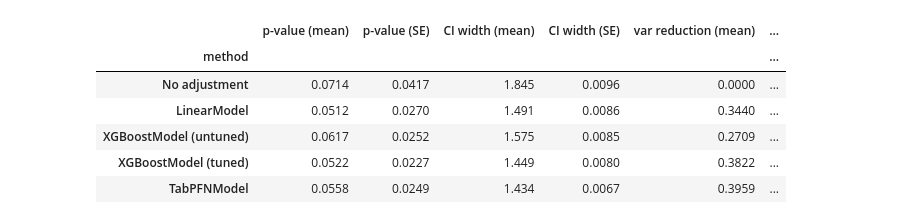
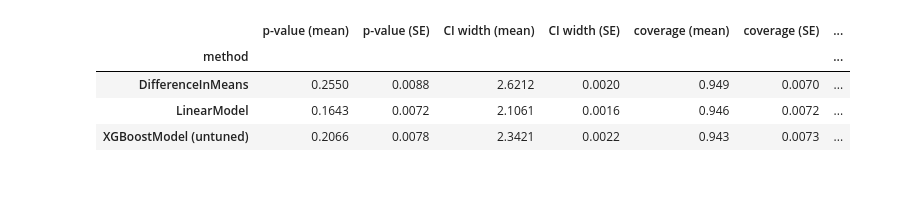
Before and after one commit to RickardKarl/pfngouin, a Jupyter notebook: notebooks/simulation.ipynb, the cells around one changed output. Saved outputs shown, nothing was run; the diff lists cells and outputs as text; code cells hidden in the pictures; blank space fills up the shorter version.

Commit message:
Major refactoring of codebase, new context management feature, effect estimation and more.

```diff
--- a/notebooks/simulation.ipynb
+++ b/notebooks/simulation.ipynb
@@ -22 +38,16 @@ from pfngouin.datasets import make_experiment_data
+# %%
+# ── Configuration ──────────────────────────────────────────────────────────
+TEST       = "aipw"  # "ttest" | "mwu" | "tost" | "aipw"
+N_RUNS     = 1000
+N_USERS    = 1000
+EFFECT     = 1.0      # true additive treatment effect
+COVAR      = ["pre1", "pre2", "pre3"]
+TOST_BOUND = 1.0      # equivalence bound (used only when TEST == "tost")
+
+MODELS = {
+    "LinearModel":            pfg.LinearModel(),
+    "XGBoostModel (untuned)": pfg.XGBoostModel(tune=False),
+    #"XGBoostModel (tuned)":   pfg.XGBoostModel(tune=True, n_iter=250, cv=5, n_jobs=-1),
+    #"PFNModel":               pfg.PFNModel(),
+}
 # %%
@@ -105,51 +159,44 @@ raw["ci_width"] = raw["CI95"].apply(lambda x: x[1] - x[0])
 # %%
-METHOD_ORDER = [
-    "No adjustment",
-    "LinearModel",
-    "XGBoostModel (untuned)",
-    "XGBoostModel (tuned)",
-    "TabPFNModel",
-]
+# ── Aggregate table ───────────────────────────────────────────────────────
+# Always include these columns
+agg_cols = ["p_val", "var_reduction", "elapsed_s"]
 
-agg = raw.groupby("method")[["p_val", "ci_width", "var_reduction", "elapsed_s"]].agg(
-    ["mean", "sem"]
-)
+# CI width and coverage are available when a CI is reported
+if raw["ci_width"].notna().any():
+    agg_cols.insert(1, "ci_width")
+if raw["coverage"].notna().any():
+    agg_cols.insert(2, "coverage")
+
+# Bias and SE are available for aipw only
+if TEST == "aipw":
+    agg_cols += ["bias", "se"]
+
+agg = raw.groupby("method")[agg_cols].agg(["mean", "sem"])
 agg.columns = ["_".join(c) for c in agg.columns]
 agg = agg.reindex(METHOD_ORDER)
 
-display(
-    agg[
-        [
-            "p_val_mean",
-            "p_val_sem",
-            "ci_width_mean",
-            "ci_width_sem",
-            "var_reduction_mean",
-            "var_reduction_sem",
-            "elapsed_s_mean",
-            "elapsed_s_sem",
-        ]
-    ]
-    .round(4)
-    .rename(
-        columns={
-            "p_val_mean": "p-value (mean)",
-            "p_val_sem": "p-value (SE)",
-            "ci_width_mean": "CI width (mean)",
-            "ci_width_sem": "CI width (SE)",
-            "var_reduction_mean": "var reduction (mean)",
-            "var_reduction_sem": "var reduction (SE)",
-            "elapsed_s_mean": "runtime s (mean)",
-            "elapsed_s_sem": "runtime s (SE)",
-        }
-    )
-)
+rename_map = {
+    "p_val_mean":         "p-value (mean)",
+    "p_val_sem":          "p-value (SE)",
+    "ci_width_mean":      "CI width (mean)",
+    "ci_width_sem":       "CI width (SE)",
+    "coverage_mean":      "coverage (mean)",
+    "coverage_sem":       "coverage (SE)",
+    "var_reduction_mean": "var reduction (mean)",
+    "var_reduction_sem":  "var reduction (SE)",
+    "elapsed_s_mean":     "runtime s (mean)",
+    "elapsed_s_sem":      "runtime s (SE)",
+    "bias_mean":          "bias (mean)",
+    "bias_sem":           "bias (SE)",
+    "se_mean":            "SE (mean)",
+    "se_sem":             "SE (SE of SE)",
+}
+display_cols = [c for c in rename_map if c in agg.columns]
+display(agg[display_cols].round(4).rename(columns=rename_map))
 # %% [output]
-|  | p-value (mean) | p-value (SE) | CI width (mean) | CI width (SE) | var reduction (mean) | ... |
-| method |  |  |  |  |  | ... |
-| No adjustment | 0.0714 | 0.0417 | 1.845 | 0.0096 | 0.0000 | ... |
-| LinearModel | 0.0512 | 0.0270 | 1.491 | 0.0086 | 0.3440 | ... |
-| XGBoostModel (untuned) | 0.0617 | 0.0252 | 1.575 | 0.0085 | 0.2709 | ... |
-| XGBoostModel (tuned) | 0.0522 | 0.0227 | 1.449 | 0.0080 | 0.3822 | ... |
-| TabPFNModel | 0.0558 | 0.0249 | 1.434 | 0.0067 | 0.3959 | ... |
+|  | p-value (mean) | p-value (SE) | CI width (mean) | CI width (SE) | coverage (mean) | coverage (SE) | ... |
+| method |  |  |  |  |  |  | ... |
+| DifferenceInMeans | 0.2550 | 0.0088 | 2.6212 | 0.0020 | 0.949 | 0.0070 | ... |
+| LinearModel | 0.1643 | 0.0072 | 2.1061 | 0.0016 | 0.946 | 0.0072 | ... |
+| XGBoostModel (untuned) | 0.2066 | 0.0078 | 2.3421 | 0.0022 | 0.943 | 0.0073 | ... |
 # %%
```
Also changed, not shown: parts of 5 cells of this notebook, 29 other files.
